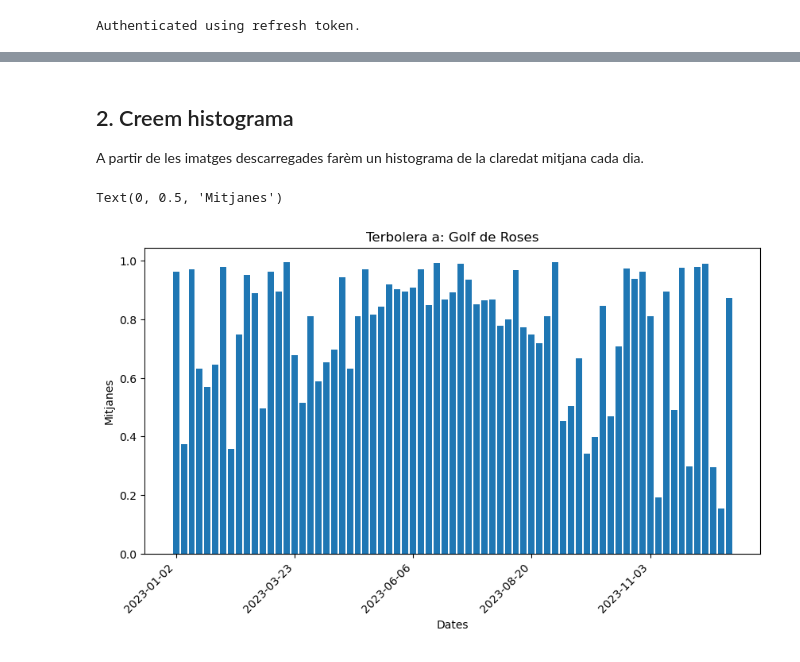
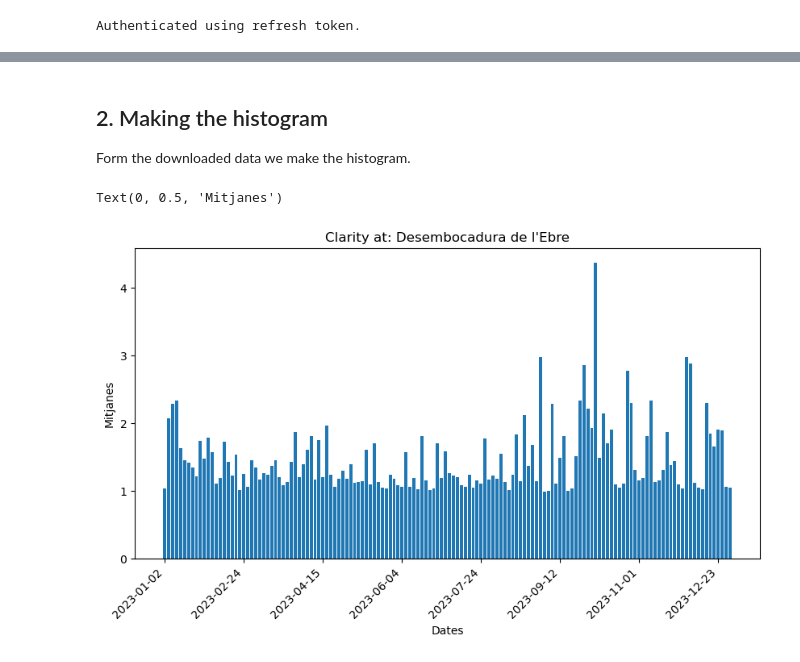
Before and after one commit to Morgan1420/Cassini_Hackathon, a Jupyter notebook: Detectar_claretat_del_mar.ipynb, the cells around one changed output, grey strips where cells are left out. Cells and saved outputs as stored; diff of their text form; code cells hidden in the pictures.

```diff
--- a/Detectar_claretat_del_mar.ipynb
+++ b/Detectar_claretat_del_mar.ipynb
@@ -21,19 +25,19 @@ backend = "openeo.dataspace.copernicus.eu"
 conn = openeo.connect(backend).authenticate_oidc()
 
 # --- Dades d'entrada
-satelit="SENTINEL2_L2A"
+satelite="SENTINEL2_L2A"
 spatial_extent = {
-    "west": 3.123732,
-    "east": 3.333247,
-    "south": 42.123212,
-    "north": 42.255935,
+    "west": 0.847987,
+    "east": 1.163976,
+    "south": 40.599404,
+    "north": 40.832454,
 }
 temporal_extent = ["2023-01-01", "2024-01-01"] # Les dates estàn en notació: aaaa-mm-dd
-bands=["B03", "B04"]
+bands=["B02", "B03"]
 max_cloud_coverage = 0
 
-directori_dades = "output/claretat_mapes_golf_de_roses/"
-fitxer_animacio = "output/Animacions/animacio_calretat_golf_de_roses.gif"
-titol_histograma = "Terbolera a: Golf de Roses"
+directory_data = "output/claretat_mapes_deltebre/"
+animation_file = "output/Animacions/animacio_calretat_deltebre.gif"
+histogram_caption = "Clarity at: Desembocadura de l'Ebre"
 # %% [output]
 Authenticated using refresh token.
@@ -99,38 +106,38 @@ job.get_results().download_files(directori_dades)
-# %% [markdown]
-## 2. Creem histograma
-
-A partir de les imatges descarregades farèm un histograma de la claredat mitjana cada dia.
+# %% [markdown]
+## 2. Making the histogram
+
+Form the downloaded data we make the histogram.
 # %%
 import os
 import rasterio
 import numpy as np
 import matplotlib.pyplot as plt
 
-fitxers = sorted([f for f in os.listdir(directori_dades) if f.endswith('.tif')])
+fitxers = sorted([f for f in os.listdir(directory_data) if f.endswith('.tif')])
 
 day_means_dict = {}
 
 # --- Extraiem les dades dels fitxers, calculem les seves mitjanes diaries i les guardem en un diccionari
 for fitxer in fitxers:
     # Extraiem la data i la mitjana diaria
     data = fitxer.split("_")[1].replace("Z.tif", "")
-    with rasterio.open(directori_dades+fitxer) as dades_fitxer:
+    with rasterio.open(directory_data+fitxer) as dades_fitxer:
         dades = dades_fitxer.read(1)
         mitja = np.nanmean(dades)
         day_means_dict.update({data : mitja})
 
 # --- Creem l'histograma
 
 dates = list(day_means_dict.keys())
 mitjes = list(day_means_dict.values())
 
 
 plt.figure(figsize=(10, 5))
 plt.bar(dates, mitjes)
-plt.title(titol_histograma)
-plt.xticks(ticks=range(0, len(dates), 15), labels=[dates[i] for i in range(0, len(dates), 15)], rotation=45, ha="right")
+plt.title(histogram_caption)
+plt.xticks(ticks=range(0, len(dates), int(len(dates)/7)), labels=[dates[i] for i in range(0, len(dates), int(len(dates)/7))], rotation=45, ha="right")
 plt.xlabel('Dates')
 plt.ylabel('Mitjanes')
 # %% [output]
 Text(0, 0.5, 'Mitjanes')
-[figure, old version]
+[figure, new version]
```
Also changed, not shown: parts of 10 cells of this notebook, 10 other files.
